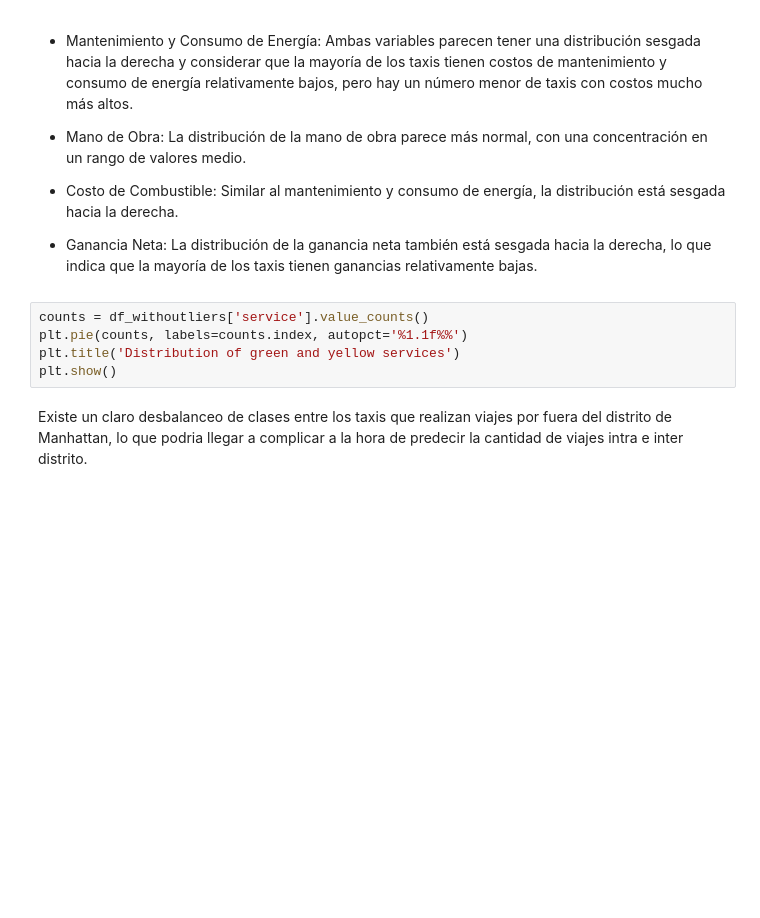
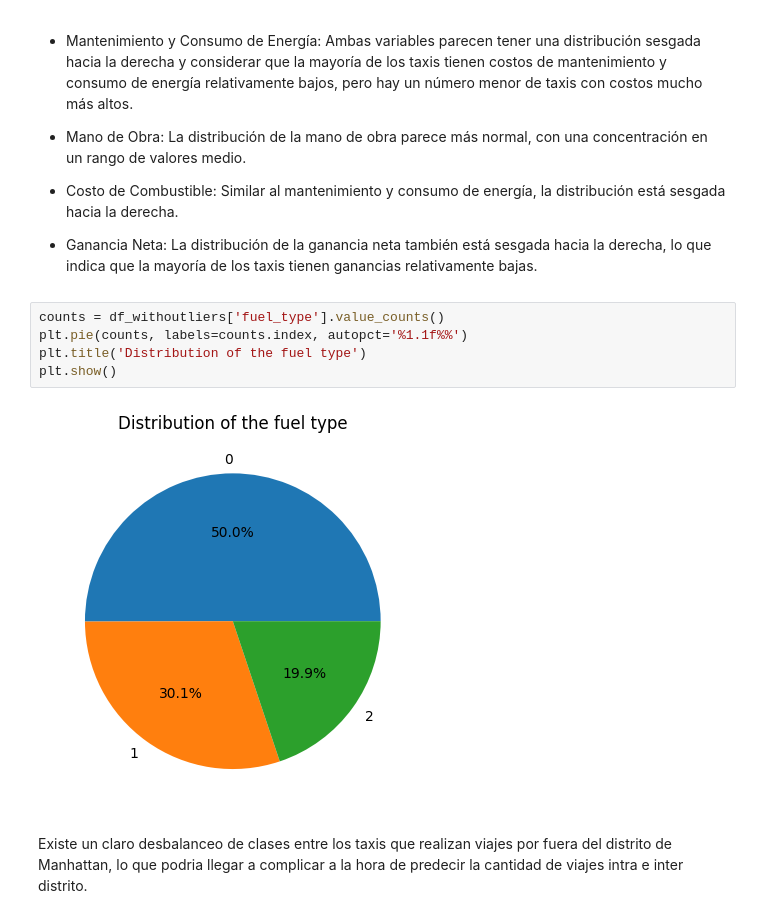
Before and after one commit to Pableren/Cab_Data_Cruise, a Jupyter notebook: Eda.ipynb, the cells around one changed output. Drawn from its saved outputs; the diff is of its cells as text; blank space fills up the shorter version.

```diff
--- a/Eda.ipynb
+++ b/Eda.ipynb
@@ -99,10 +127,12 @@ Text(0.5, 1.0, 'fuel_type')
 
 - Ganancia Neta: La distribución de la ganancia neta también está sesgada hacia la derecha, lo que indica que la mayoría de los taxis tienen ganancias relativamente bajas.
 # %%
-counts = df_withoutliers['service'].value_counts()
+counts = df_withoutliers['fuel_type'].value_counts()
 plt.pie(counts, labels=counts.index, autopct='%1.1f%%')
-plt.title('Distribution of green and yellow services')
+plt.title('Distribution of the fuel type')
 plt.show()
+# %% [output]
+[figure, added]
 # %% [markdown]
 Existe un claro desbalanceo de clases entre los taxis que realizan viajes por fuera del distrito de Manhattan, lo que podria llegar a complicar a la hora de predecir la cantidad de viajes intra e inter distrito.
 # %% [markdown]
```
Also changed, not shown: parts of 20 cells of this notebook.
